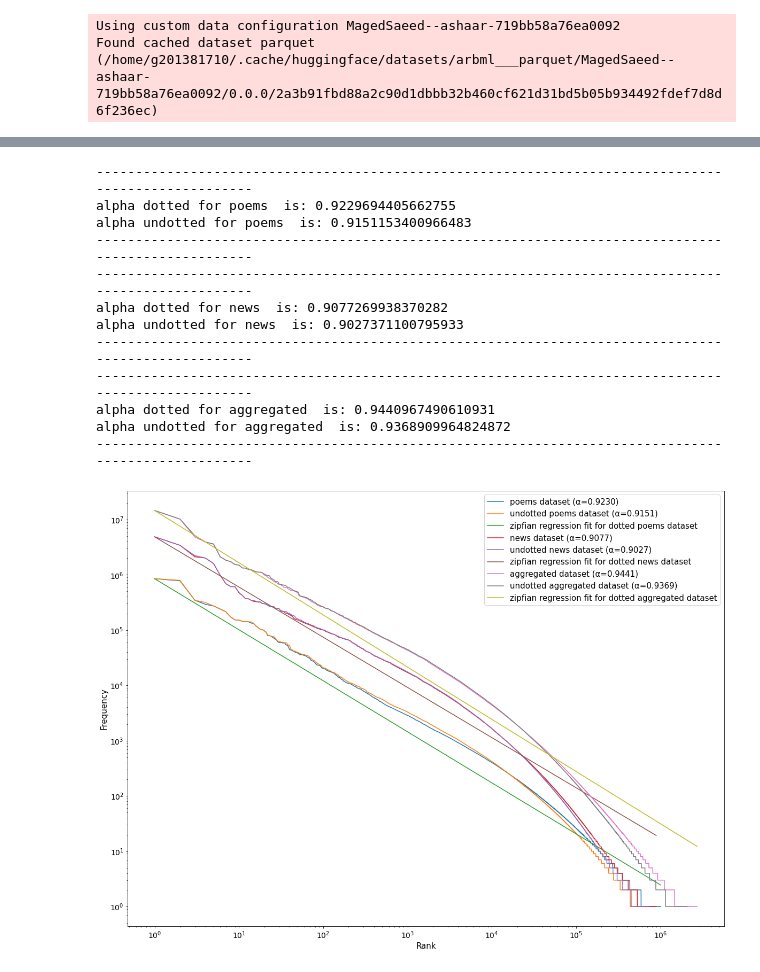
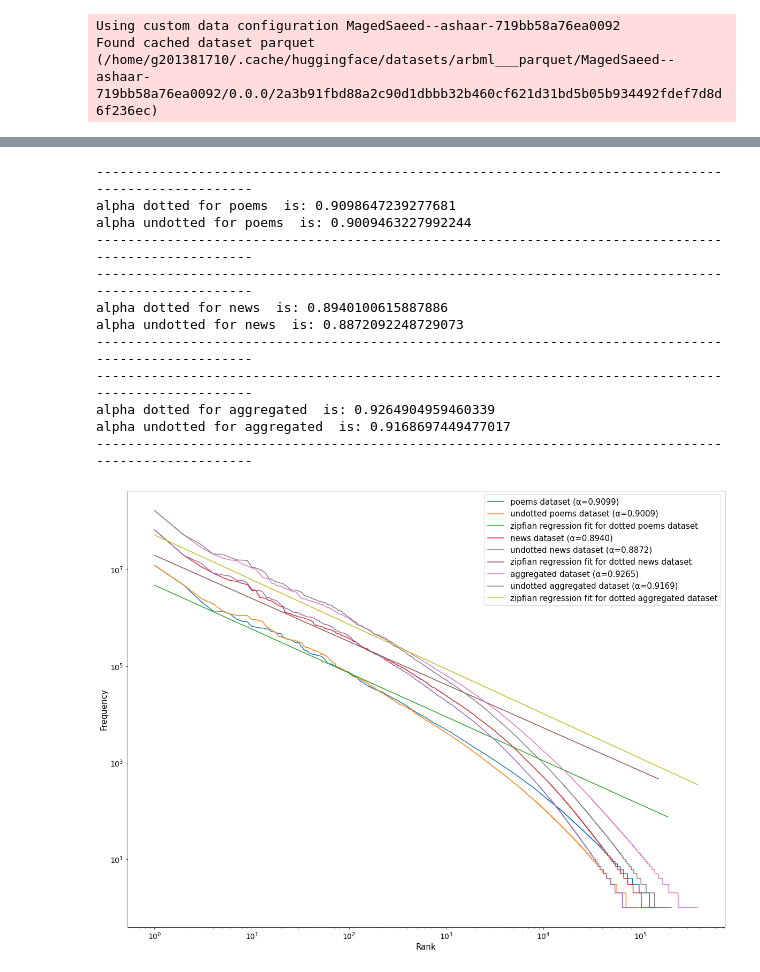
Before and after one commit to MagedSaeed/DotlessArabic, a Jupyter notebook: dotless_arabic/analysis/notebooks/zips_analysis_disjoint.ipynb, the cells around one changed output, grey strips where cells are left out. Saved outputs shown, nothing was run; the diff lists cells and outputs as text; code cells hidden in the pictures.

Commit message:
update disjoint zipf results

```diff
--- a/dotless_arabic/analysis/notebooks/zips_analysis_disjoint.ipynb
+++ b/dotless_arabic/analysis/notebooks/zips_analysis_disjoint.ipynb
@@ -88,7 +88,7 @@ Using custom data configuration MagedSaeed--ashaar-719bb58a76ea0092
 Found cached dataset parquet (/home/g201381710/.cache/huggingface/datasets/arbml___parquet/MagedSaeed--ashaar-719bb58a76ea0092/0.0.0/2a3b91fbd88a2c90d1dbbb32b460cf621d31bd5b05b934492fdef7d8d6f236ec)
 # %%
 # tokenize datasets
-datasets = [
+all_datasets = [
     tokenize_dataset(dataset=tuple(collect_raw_quran_dataset())),
     tokenize_dataset(dataset=tuple(collect_raw_hadeeth_dataset())),
     tokenize_dataset(dataset=tuple(poems)),
@@ -98,9 +98,9 @@ datasets = [
 ]
 
 aggregated_dataset = []
-for dataset in datasets:
-    aggregated_dataset.extend(dataset)
-datasets.append(aggregated_dataset)
+for _dataset in all_datasets:
+    aggregated_dataset.extend(_dataset)
+all_datasets.append(aggregated_dataset)
 # %% [output]
 ####################################################################################################
 Original Number of Samples:
@@ -123,20 +113,20 @@ Number of Samples after dropping duplicates:
 # %%
 # process datasets
-datasets = [
-    process_dataset(dataset=tuple(datasets[0])),
-    process_dataset(dataset=tuple(datasets[1])),
-    process_dataset(dataset=tuple(datasets[2])),
-    process_dataset(dataset=tuple(datasets[3])),
-    process_dataset(dataset=tuple(datasets[4])),
+all_datasets = [
+    process_dataset(dataset=tuple(all_datasets[0])),
+    process_dataset(dataset=tuple(all_datasets[1])),
+    process_dataset(dataset=tuple(all_datasets[2])),
+    process_dataset(dataset=tuple(all_datasets[3])),
+    process_dataset(dataset=tuple(all_datasets[4])),
 #     process_dataset(dataset=tuple(datasets[5])),
 ]
 
 aggregated_dataset = []
-for dataset in datasets:
-    aggregated_dataset.extend(dataset)
-datasets.append(dataset)
+for _dataset in all_datasets:
+    aggregated_dataset.extend(_dataset)
+all_datasets.append(aggregated_dataset)
 # %%
-datasets_names = [
+all_datasets_names = [
     'quran',
     'sanadset hadeeth',
     'poems',
@@ -145,7 +135,7 @@ datasets_names = [
     'aggregated',
 ]
 # %%
-def plot_zipf(datasets=datasets, datasets_names=datasets_names, figsize=(20, 15), top_words=10_000_000):
+def plot_zipf(datasets=all_datasets, datasets_names=all_datasets_names, figsize=(20, 15), top_words=10_000_000):
     # https://github.com/MagedSaeed/zipfs_law
     def _plot(counter, name, axis, log):
         frequencies = [
@@ -180,15 +170,15 @@ def plot_zipf(datasets=datasets, datasets_names=datasets_names, figsize=(20, 15)
     for dataset,dataset_name in zip(datasets,datasets_names):
         if 'aggregated' in dataset_name:
             undotted_dataset = []
-            for dataset in datasets[:-1]:
-                undotted_dataset.extend(dataset=tuple(dataset))
+            for _dataset in all_datasets[:-1]:
+                undotted_dataset.extend(undot_dataset(dataset=tuple(_dataset)))
         else:
             undotted_dataset = undot_dataset(dataset=tuple(dataset))
         dotted_counter = words_counter(dataset=tuple(dataset))
         undotted_counter = words_counter(dataset=tuple(undotted_dataset))
-        highest_frequency_dotted = dotted_counter.most_common(10000)[0][1]
         alpha_dotted, c_dotted = get_zipf_constants(dataset)
-        alpha_undotted, c_dotted = get_zipf_constants(undotted_dataset)
+        highest_frequency_dotted = dotted_counter.most_common(2)[-1][1]
+        alpha_undotted, c_undotted = get_zipf_constants(undotted_dataset)
         print('-'*100)
         print('alpha dotted for',dataset_name,' is:',alpha_dotted)
         print('alpha undotted for',dataset_name,' is:',alpha_undotted)
@@ -252,19 +242,19 @@ alpha undotted for wikipedia  is: 0.8962159259565504
 # %%
 plot_zipf(
-    datasets=[datasets[2],datasets[4],datasets[5]],
-    datasets_names=[datasets_names[2],datasets_names[4],datasets_names[5]],
+    datasets=[all_datasets[2],all_datasets[4],all_datasets[5]],
+    datasets_names=[all_datasets_names[2],all_datasets_names[4],all_datasets_names[5]],
 )
 # %% [output]
 ----------------------------------------------------------------------------------------------------
-alpha dotted for poems  is: 0.9229694405662755
-alpha undotted for poems  is: 0.9151153400966483
+alpha dotted for poems  is: 0.9098647239277681
+alpha undotted for poems  is: 0.9009463227992244
 ----------------------------------------------------------------------------------------------------
 ----------------------------------------------------------------------------------------------------
-alpha dotted for news  is: 0.9077269938370282
-alpha undotted for news  is: 0.9027371100795933
+alpha dotted for news  is: 0.8940100615887886
+alpha undotted for news  is: 0.8872092248729073
 ----------------------------------------------------------------------------------------------------
 ----------------------------------------------------------------------------------------------------
-alpha dotted for aggregated  is: 0.9440967490610931
-alpha undotted for aggregated  is: 0.9368909964824872
+alpha dotted for aggregated  is: 0.9264904959460339
+alpha undotted for aggregated  is: 0.9168697449477017
 ----------------------------------------------------------------------------------------------------
-[figure, old version]
+[figure, new version]
```
Also changed, not shown: parts of 3 cells of this notebook.
